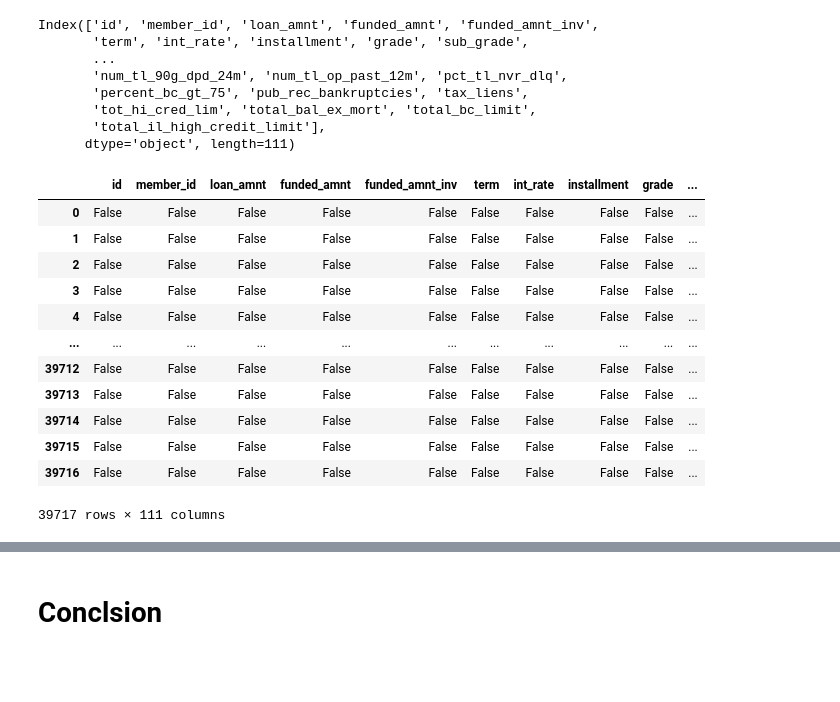
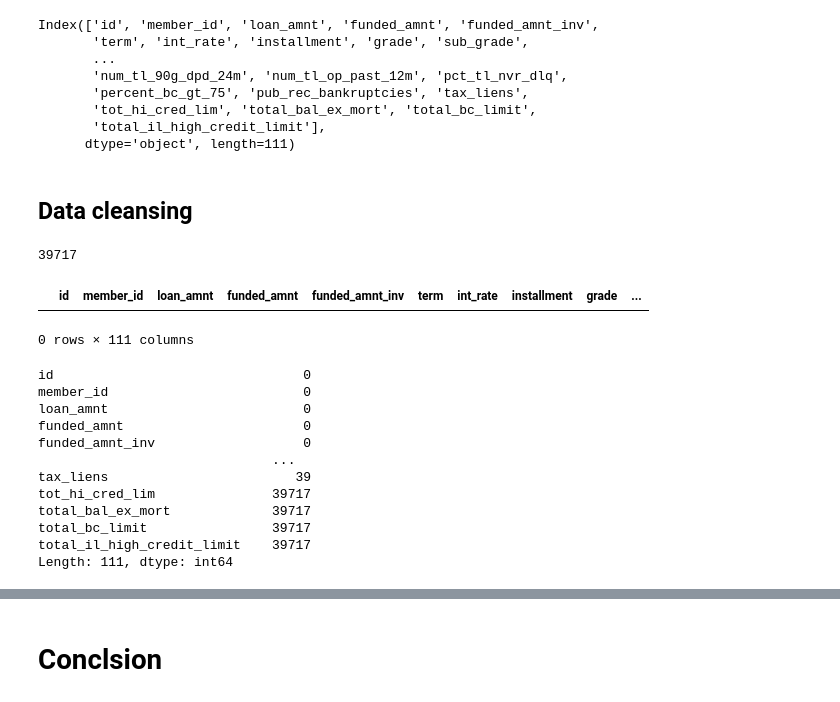
Before and after one commit to ShruthiNandakumar/LendingClubCaseStudy, a Jupyter notebook: LendingLoans.ipynb, the cells around one changed output, grey strips where cells are left out. Saved outputs shown, nothing was run; the diff lists cells and outputs as text; code cells hidden in the pictures; blank space fills up the shorter version.

Commit message:
27th-dec-data-cleaning

```diff
--- a/LendingLoans.ipynb
+++ b/LendingLoans.ipynb
@@ -13,2 +19,3 @@ import matplotlib.pyplot as plt
 # %%
-df_loan = pd.read_csv('loan.csv')
+data = pd.read_csv('loan.csv')
+data.head()
@@ -65,19 +70,32 @@ Index(['id', 'member_id', 'loan_amnt', 'funded_amnt', 'funded_amnt_inv',
        'tot_hi_cred_lim', 'total_bal_ex_mort', 'total_bc_limit',
        'total_il_high_credit_limit'],
       dtype='object', length=111)
+# %% [markdown]
+## Data cleansing
 # %%
-df_loan.isnull() ## Added by NP
+# Check for duplicate rows in dataset based on id column
+print(data.duplicated(subset=None, keep='first').count())
+duprows=data[data.duplicated(['id'])]
+duprows
+#Below output shows no duplicate rows
 # %% [output]
+39717
 |  | id | member_id | loan_amnt | funded_amnt | funded_amnt_inv | term | int_rate | installment | grade | ... |
-| 0 | False | False | False | False | False | False | False | False | False | ... |
-| 1 | False | False | False | False | False | False | False | False | False | ... |
-| 2 | False | False | False | False | False | False | False | False | False | ... |
-| 3 | False | False | False | False | False | False | False | False | False | ... |
-| 4 | False | False | False | False | False | False | False | False | False | ... |
-| ... | ... | ... | ... | ... | ... | ... | ... | ... | ... | ... |
-| 39712 | False | False | False | False | False | False | False | False | False | ... |
-| 39713 | False | False | False | False | False | False | False | False | False | ... |
-| 39714 | False | False | False | False | False | False | False | False | False | ... |
-| 39715 | False | False | False | False | False | False | False | False | False | ... |
-| 39716 | False | False | False | False | False | False | False | False | False | ... |
-39717 rows × 111 columns
+0 rows × 111 columns
+# %%
+#Need to fix missing values
+missing = data.isnull().sum()
+missing
+# %% [output]
+id                                0
+member_id                         0
+loan_amnt                         0
+funded_amnt                       0
+funded_amnt_inv                   0
+                              ...
+tax_liens                        39
+tot_hi_cred_lim               39717
+total_bal_ex_mort             39717
+total_bc_limit                39717
+total_il_high_credit_limit    39717
+Length: 111, dtype: int64
```
Also changed, not shown: parts of 12 cells of this notebook, 2 other files.
